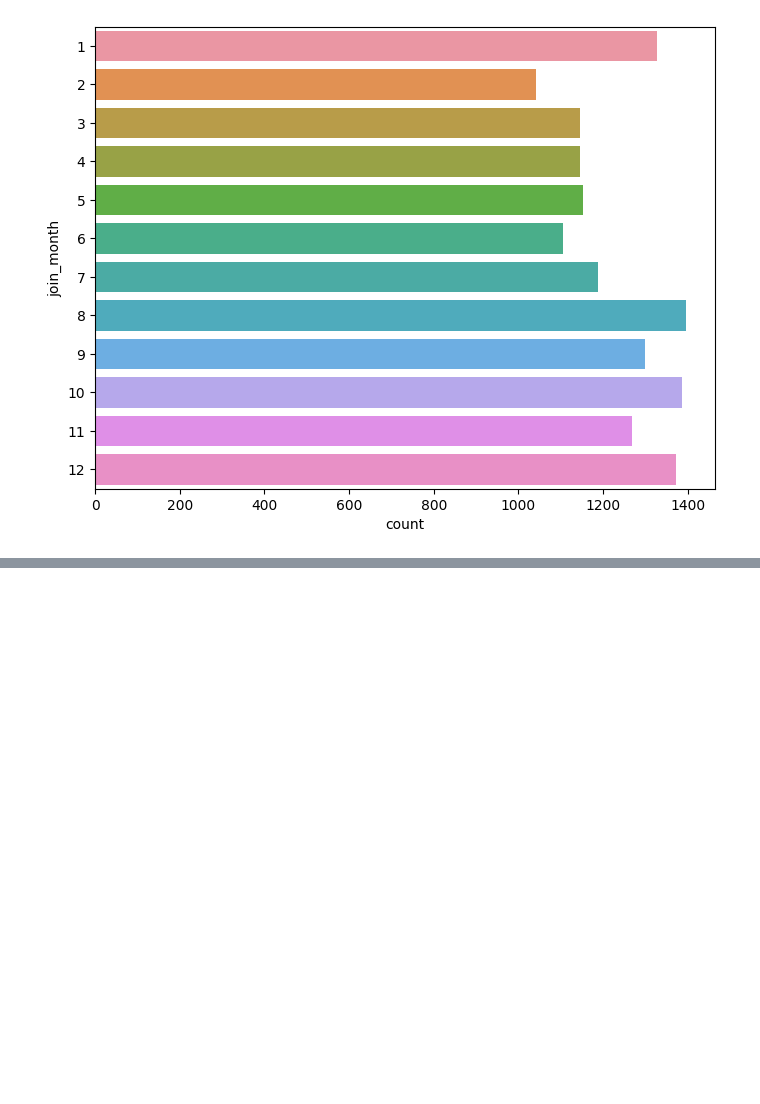
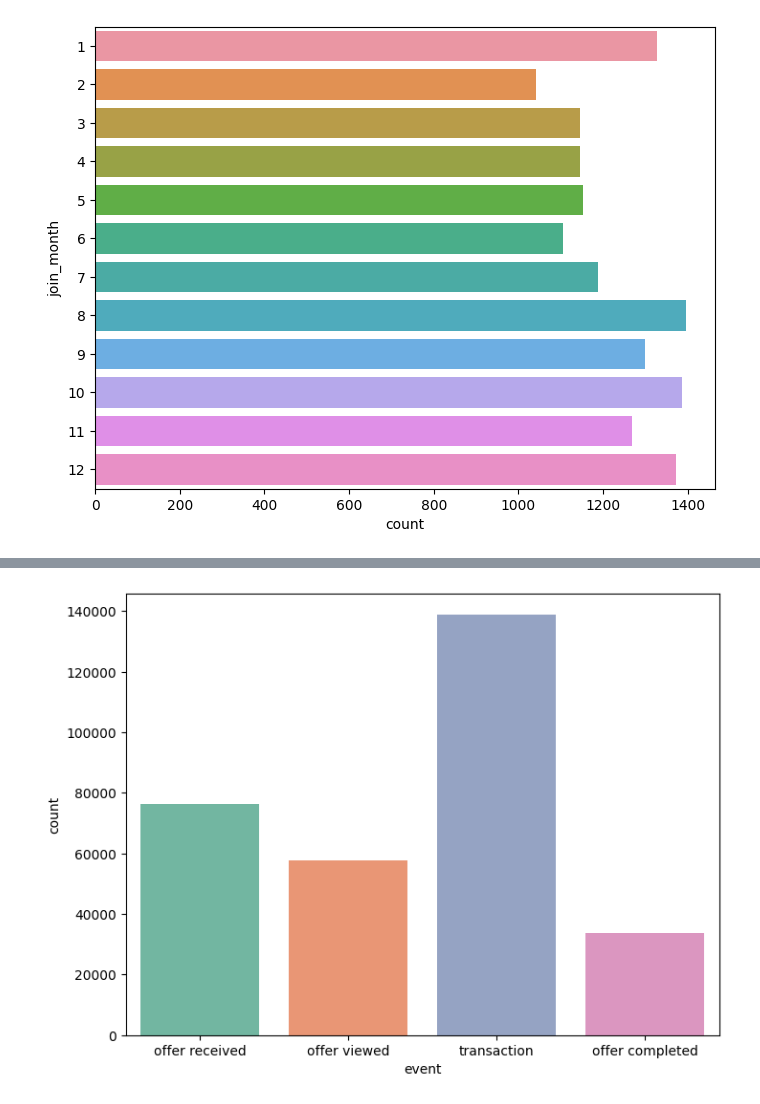
Before and after one commit to WooHyun94/TIL, a Jupyter notebook: Python/220930.ipynb, the cells around one changed output, grey strips where cells are left out. Saved outputs shown, nothing was run; the diff lists cells and outputs as text; code cells hidden in the pictures; blank space fills up the shorter version.

```diff
--- a/Python/220930.ipynb
+++ b/Python/220930.ipynb
@@ -228,0 +266,6 @@ plt.show()
+# %%
+plt.figure(figsize = (8, 6))
+sns.countplot(data = transcript, x = 'event', palette = 'Set2')
+plt.show()
+# %% [output]
+[figure, added]
```
Also changed, not shown: parts of 7 cells of this notebook.
